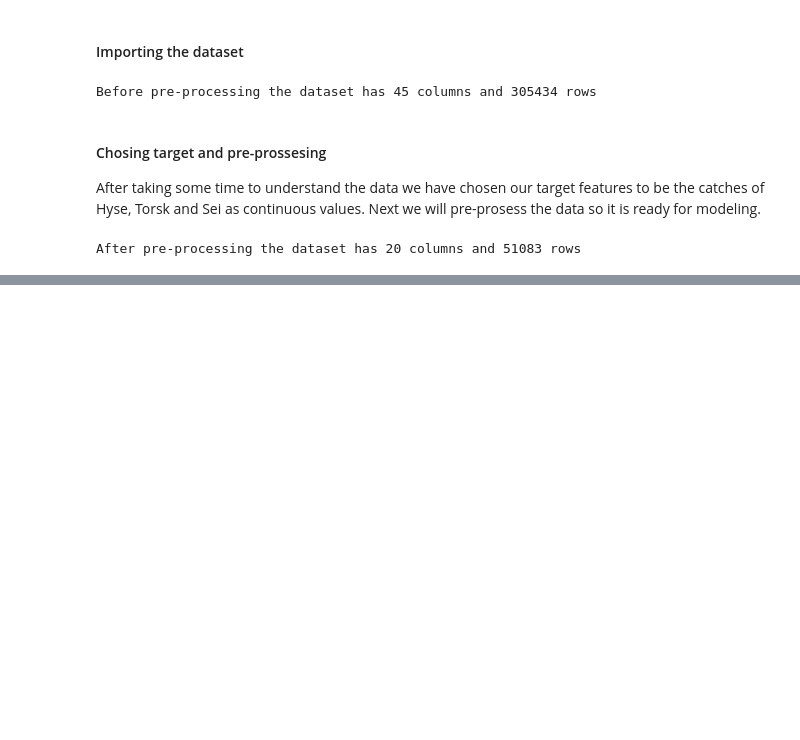
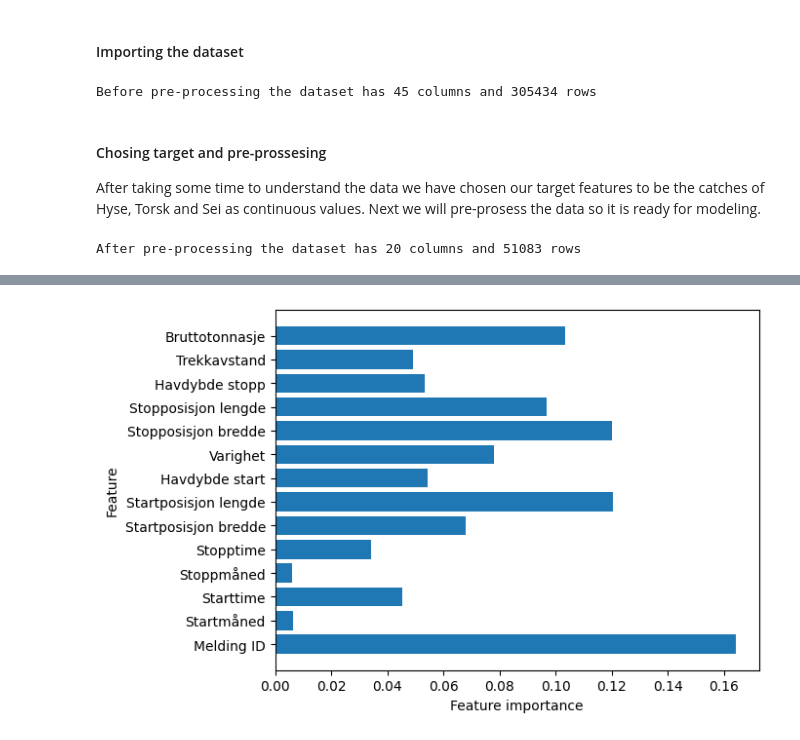
Before and after one commit to Pzorster/INFO284pzor, a Jupyter notebook: Preprosessing.ipynb, the cells around one changed output, grey strips where cells are left out. Drawn from its saved outputs; the diff is of its cells as text; code cells hidden in the pictures; blank space fills up the shorter version.

```diff
--- a/Preprosessing.ipynb
+++ b/Preprosessing.ipynb
@@ -115,8 +115,8 @@ df['Havdybde stopp'] = -df['Havdybde stopp'].abs()
 # Pivoting table
 
 # Pivoting table so rows that are information about the same session are put together
-df = df.pivot_table(index=['Melding ID', 'Startdato', 'Startklokkeslett', 'Startposisjon bredde', 'Startposisjon lengde', 'Havdybde start', 'Stoppdato', 'Stoppklokkeslett', 'Varighet', 'Stopposisjon bredde', 'Stopposisjon lengde', 'Havdybde stopp', 'Trekkavstand', 'Redskap FAO', 'Hovedart FAO','Bruttotonnasje'], columns='Art FAO', values='Rundvekt', aggfunc='sum').reset_index()
-
+# df = df.pivot_table(index=['Melding ID', 'Startdato', 'Startklokkeslett', 'Startposisjon bredde', 'Startposisjon lengde', 'Havdybde start', 'Stoppdato', 'Stoppklokkeslett', 'Varighet', 'Stopposisjon bredde', 'Stopposisjon lengde', 'Havdybde stopp', 'Trekkavstand', 'Redskap FAO', 'Hovedart FAO','Bruttotonnasje'], columns='Art FAO', values='Rundvekt', aggfunc='sum').reset_index()
+df = df.pivot_table(index=['Melding ID', 'Startmåned', 'Starttime', 'Stoppmåned', 'Stopptime', 'Startposisjon bredde', 'Startposisjon lengde', 'Havdybde start', 'Varighet', 'Stopposisjon bredde', 'Stopposisjon lengde', 'Havdybde stopp', 'Trekkavstand', 'Redskap FAO', 'Hovedart FAO','Bruttotonnasje'], columns='Art FAO', values='Rundvekt', aggfunc='sum').reset_index()
 # This creates a lot of nan values which we fill with 0
 df = df.fillna(0)
 
@@ -129,0 +143,32 @@ After pre-processing the dataset has 20 columns and 51083 rows
+# %%
+df['Trekkavstand'] = df['Trekkavstand'].astype(int)
+df['Bruttotonnasje'] = df['Bruttotonnasje'].astype(int)
+df['Hyse'] = df['Hyse'].astype(int)
+df['Sei'] = df['Sei'].astype(int)
+df['Torsk'] = df['Torsk'].astype(int)
+df['Startmåned'] = df['Startmåned'].astype(int)
+df['Starttime'] = df['Starttime'].astype(int)
+df['Stoppmåned'] = df['Stoppmåned'].astype(int)
+df['Stopptime'] = df['Stopptime'].astype(int)
+# %%
+from sklearn.model_selection import train_test_split
+from sklearn.ensemble import RandomForestRegressor
+from sklearn.metrics import mean_squared_error
+
+# Running without scaled or one-hot encoded features.
+# Meaning that currently none of the categorical features are being used.
+x = df[['Melding ID', 'Startmåned', 'Starttime', 'Stoppmåned', 'Stopptime', 'Startposisjon bredde', 'Startposisjon lengde', 'Havdybde start',
+        'Varighet', 'Stopposisjon bredde', 'Stopposisjon lengde', 'Havdybde stopp', 'Trekkavstand', 'Bruttotonnasje']]
+y = df[['Hyse', 'Sei', 'Torsk']]
+
+X_train, X_test, y_train, y_test = train_test_split(x, y, random_state=seed)
+clf = RandomForestRegressor(n_estimators=100, max_features=15, max_depth=40)
+clf.fit(X_train, y_train)
+y_pred = clf.predict(X_test)
+
+
+rmse = np.sqrt(mean_squared_error(y_test, y_pred))
+std = y_test.std()
+print(type(std), type(rmse))
+print("RMSE on test set: ", rmse)
+print("Standard deviation of the target variable: ", std)
@@ -129,0 +183,10 @@ After pre-processing the dataset has 20 columns and 51083 rows
+# %%
+def plot_feature_importances_cancer(model):
+    n_features = x.shape[1]
+    plt.barh(range(n_features), model.feature_importances_, align='center')
+    plt.yticks(np.arange(n_features), x.keys())
+    plt.xlabel("Feature importance")
+    plt.ylabel("Feature")
+plot_feature_importances_cancer(clf)
+# %% [output]
+[figure, added]
```
Also changed, not shown: parts of 13 cells of this notebook.
